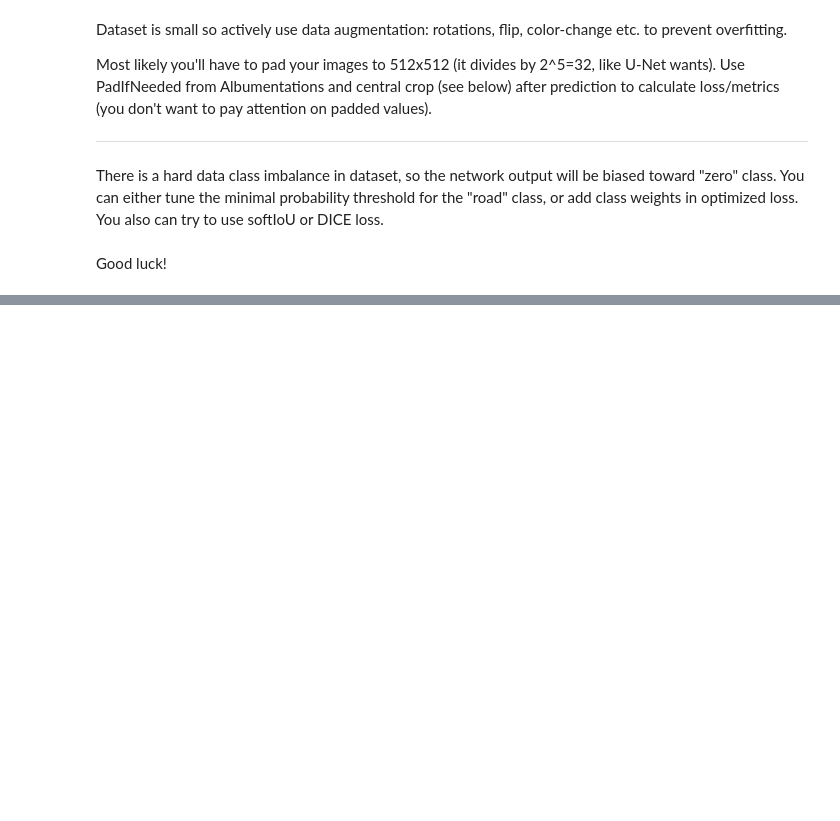
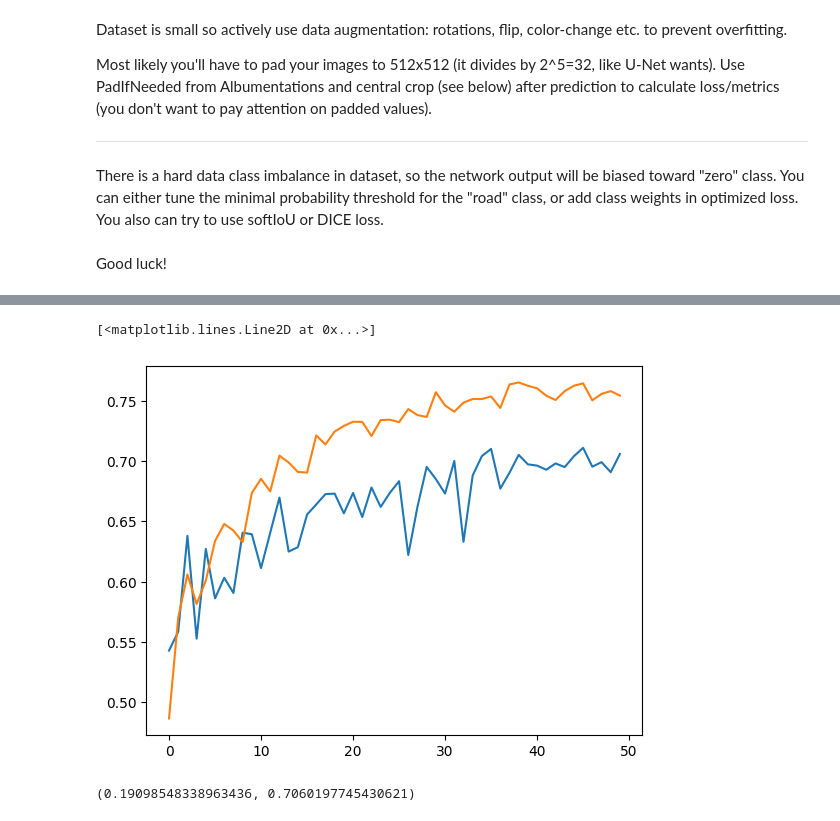
Before and after one commit to nizovskiyka/deep_vision_and_graphics, a Jupyter notebook: homework02/homework-part1-segmentation.ipynb, the cells around one changed output, grey strips where cells are left out. Saved outputs shown, nothing was run; the diff lists cells and outputs as text; code cells hidden in the pictures; blank space fills up the shorter version.

```diff
--- a/homework02/homework-part1-segmentation.ipynb
+++ b/homework02/homework-part1-segmentation.ipynb
@@ -112,12 +124,13 @@ There is a hard data class imbalance in dataset, so the network output will be b
 Good luck!
 # %%
 def calc_iou(prediction, ground_truth):
+    EPS = 1.e-10
     n_images = len(prediction)
     intersection, union = 0, 0
     for i in range(n_images):
         intersection += np.logical_and(prediction[i] > 0, ground_truth[i] > 0).astype(np.float32).sum()
         union += np.logical_or(prediction[i] > 0, ground_truth[i] > 0).astype(np.float32).sum()
-    return float(intersection) / union
+    return (float(intersection) + EPS) / (union + EPS)
 # %%
 def central_crop(images, size):
     current_size = images.size(2)
@@ -130,3 +143,5 @@ import torch
 import segmentation_models_pytorch as smp
 import albumentations as A
 from tqdm import tqdm
+
+device = torch.device("cuda:0")
@@ -241,0 +244,15 @@ train_epoch(trn_objects)
+# %%
+dice = DiceLoss(mode='binary')
+# %%
+# iou>0.87
+results = {"train": {"loss": [], "iou":[]},
+           "val":   {"loss": [], "iou":[]}}
+
+for i in range(50):
+    trn_loss, trn_iou = train_epoch(model, trn_loader, dice, scheduler, optimizer, device)
+    val_loss, val_iou = val_epoch(model, val_loader, dice, scheduler, device)
+    results["train"]["loss"].append(trn_loss)
+    results["train"]["iou"].append(trn_iou)
+    results["val"]["loss"].append(val_loss)
+    results["val"]["iou"].append(val_iou)
+    print(f"loss: {val_loss}, iou: {val_iou}")
@@ -241,0 +275,6 @@ train_epoch(trn_objects)
+# %%
+plt.plot(list(range(len(results["val"]["iou"]))), results["val"]["iou"])
+plt.plot(list(range(len(results["train"]["iou"]))), results["train"]["iou"])
+# %% [output]
+[<matplotlib.lines.Line2D at 0x...>]
+[figure, added]
@@ -241,0 +307,4 @@ train_epoch(trn_objects)
+# %%
+test_model(model, val_loader, dice, device)
+# %% [output]
+(0.19098548338963436, 0.7060197745430621)
```
Also changed, not shown: parts of 19 cells of this notebook.
